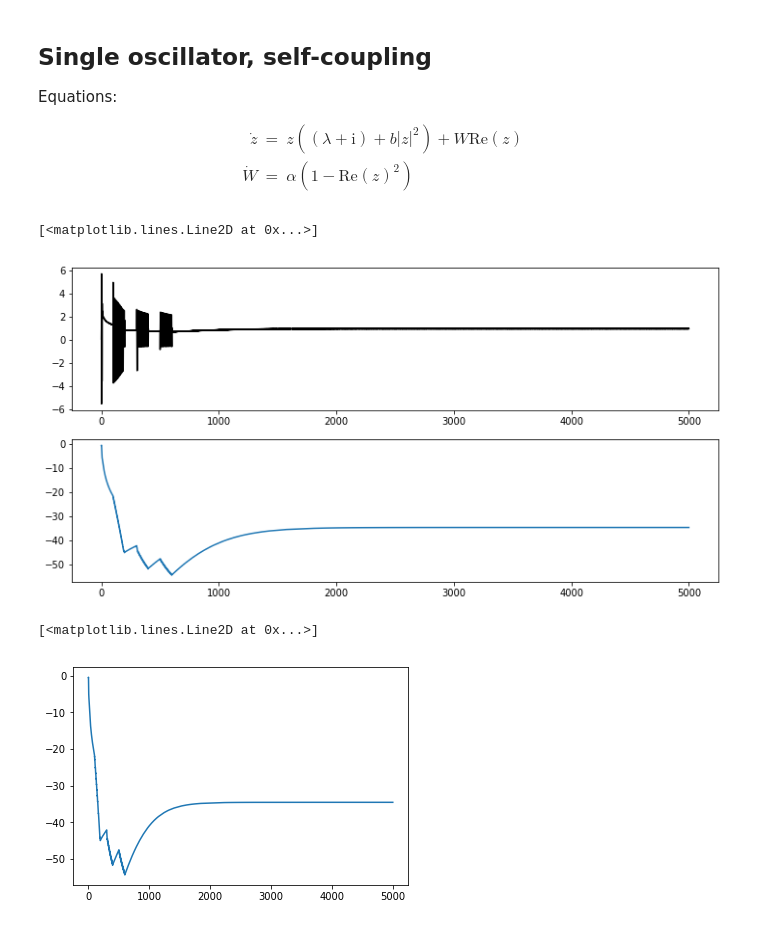
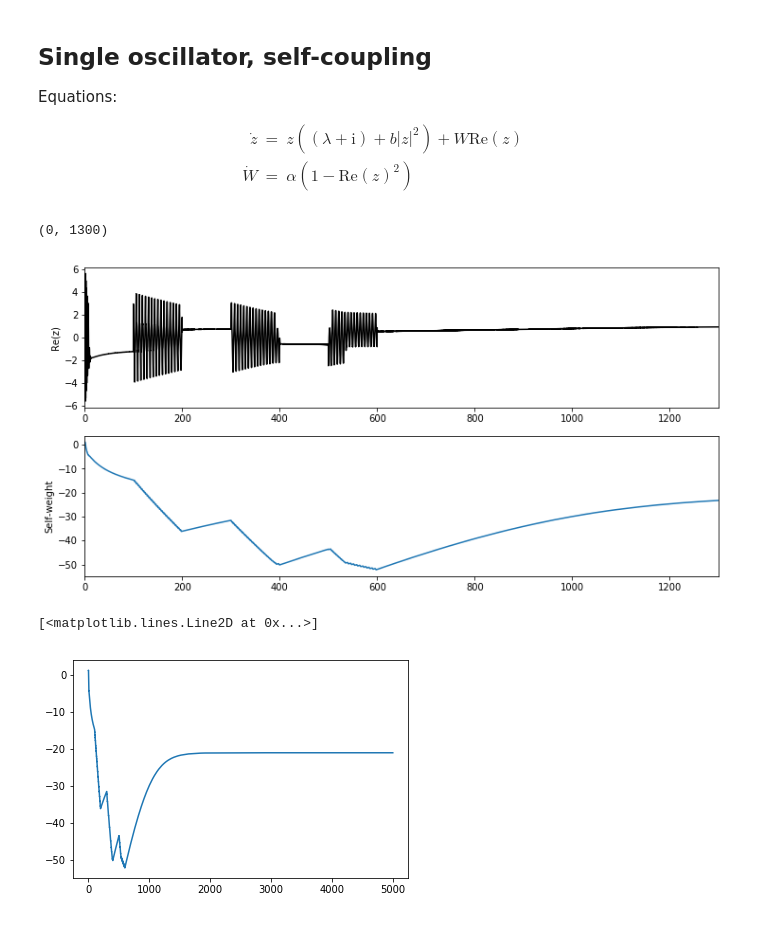
Before and after one commit to maxcollard/stahn, a Jupyter notebook: hopf-single-self-coupling.ipynb, the cells around one changed output. Cells and saved outputs as stored; diff of their text form; code cells hidden in the pictures.

```diff
--- a/hopf-single-self-coupling.ipynb
+++ b/hopf-single-self-coupling.ipynb
@@ -15,7 +15,7 @@ import scipy.integrate
 import matplotlib.pyplot as plt
 # %%
 # l = 0.1
-l = 4.0
+l = 3.0
 # b = -0.1 + 0.1j
 b = -0.1 + 0.2j
 
@@ -61,18 +61,20 @@ W_star = y_star[1, :]
 # %%
 fig, axs = plt.subplots( 2, 1, figsize = (12, 6) )
 axs[0].plot( t_star, np.real( z_star ), 'k-' )
-# axs[0].set_xlim( 190, 210 )
+axs[0].set_ylabel( 'Re(z)' )
+axs[0].set_xlim( 0, 1300 )
 # axs[0].set_ylim( 0.8, 1 )
 axs[1].plot( t_star, np.real( W_star ) )
-# axs[1].set_xlim( 190, 210 )
+axs[1].set_ylabel( 'Self-weight' )
+axs[1].set_xlim( 0, 1300 )
 # axs[1].set_ylim( -44.8, -44.6 )
 # %% [output]
-[<matplotlib.lines.Line2D at 0x...>]
+(0, 1300)
-[figure, old version]
+[figure, new version]
 # %%
 plt.plot( t_star, np.real( W_star ) )
 # plt.xlim( 0, 100 )
 # plt.ylim( 2.2, 2.3 )
 # %% [output]
 [<matplotlib.lines.Line2D at 0x...>]
-[figure, old version]
+[figure, new version]
```
Also changed, not shown: 4 other files.
